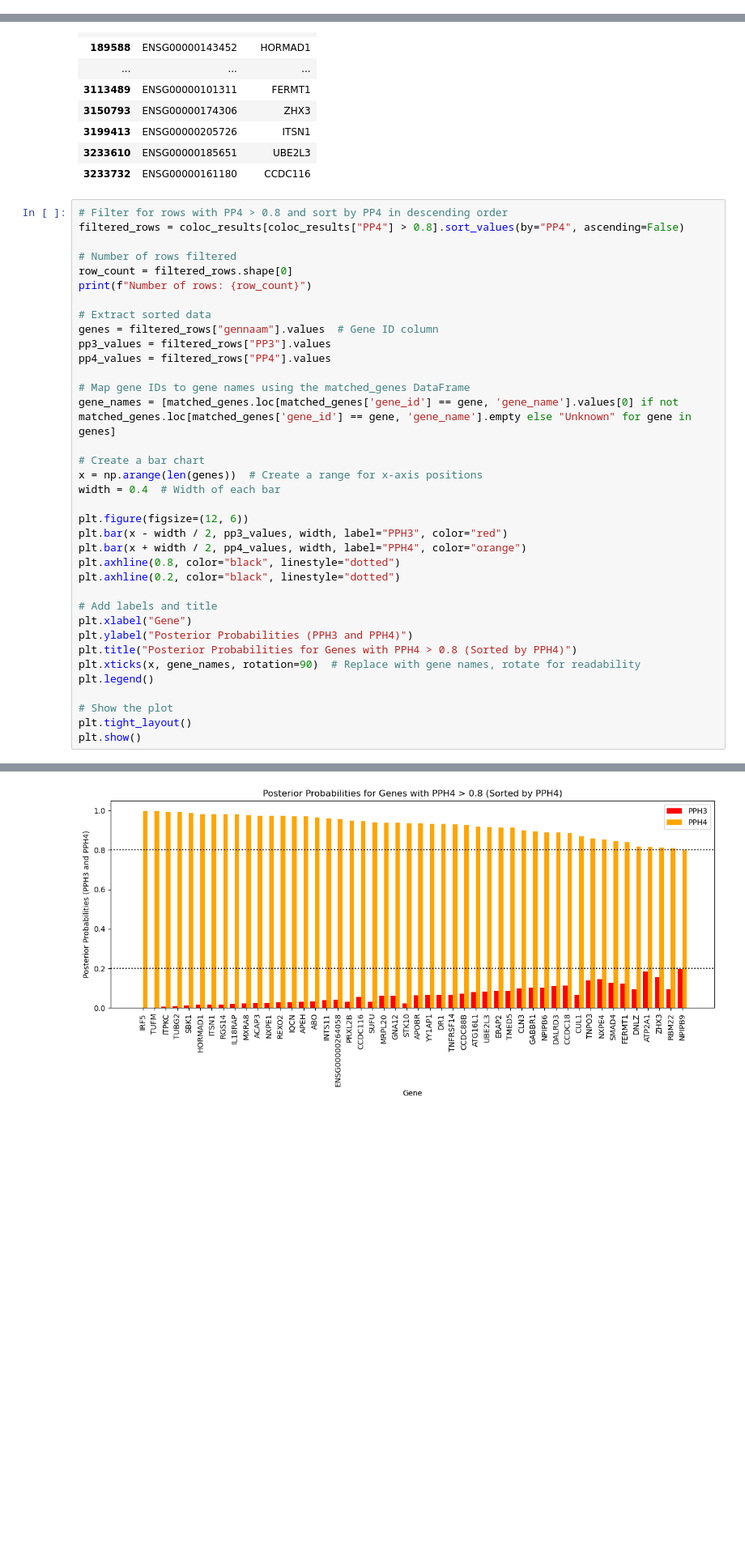
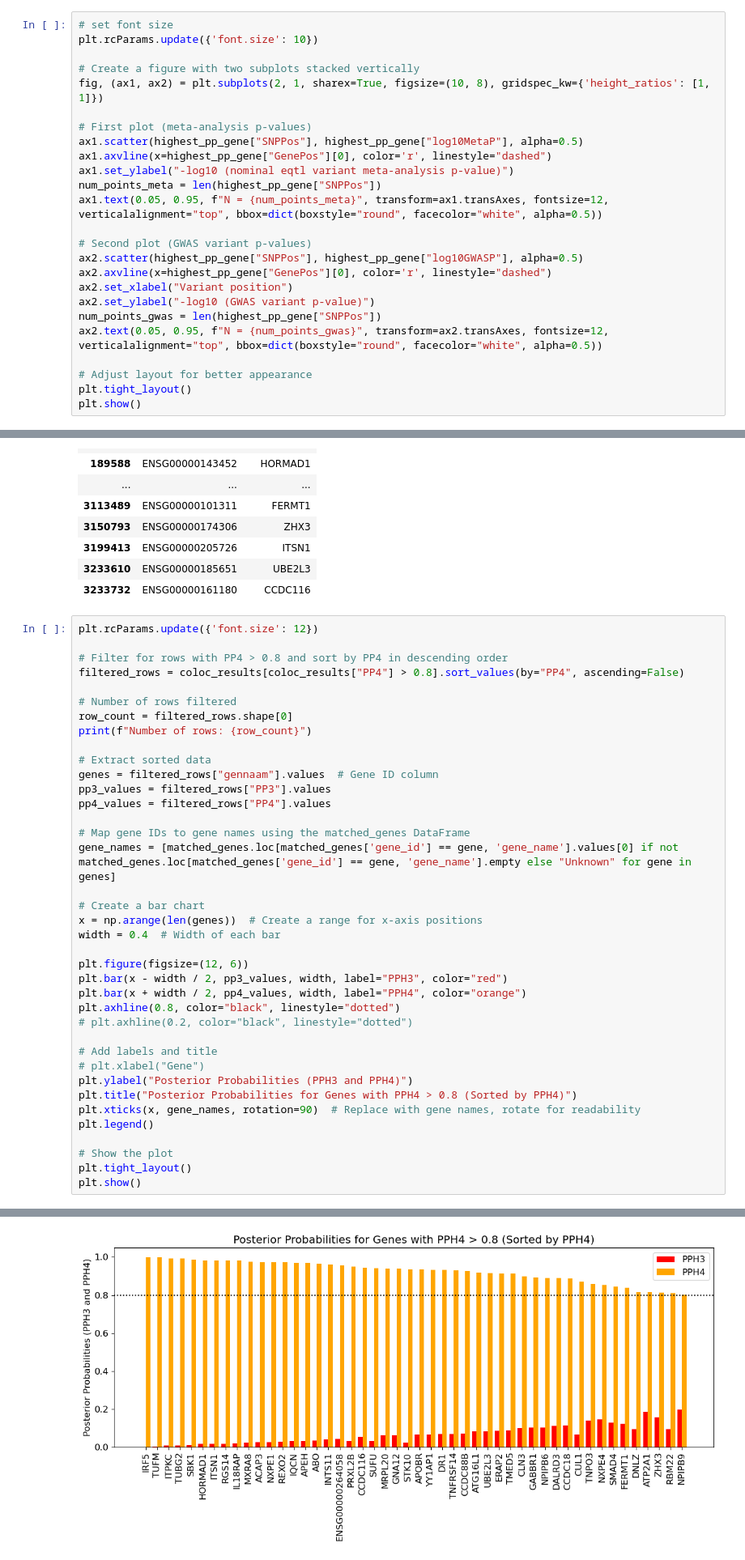
Before and after one commit to PRiesebos/DSLS-Genetics-Internship-Scripts, a Jupyter notebook: jupyter_notebooks/coloc_final_prep_and_output_inspection.ipynb, the cells around one changed output, grey strips where cells are left out. Shown at 81% size. Saved outputs shown, nothing was run; the diff lists cells and outputs as text; blank space fills up the shorter version.

```diff
--- a/jupyter_notebooks/coloc_final_prep_and_output_inspection.ipynb
+++ b/jupyter_notebooks/coloc_final_prep_and_output_inspection.ipynb
@@ -261,0 +265,25 @@ plt.show()
+# %%
+# set font size
+plt.rcParams.update({'font.size': 10})
+
+# Create a figure with two subplots stacked vertically
+fig, (ax1, ax2) = plt.subplots(2, 1, sharex=True, figsize=(10, 8), gridspec_kw={'height_ratios': [1, 1]})
+
+# First plot (meta-analysis p-values)
+ax1.scatter(highest_pp_gene["SNPPos"], highest_pp_gene["log10MetaP"], alpha=0.5)
+ax1.axvline(x=highest_pp_gene["GenePos"][0], color='r', linestyle="dashed")
+ax1.set_ylabel("-log10 (nominal eqtl variant meta-analysis p-value)")
+num_points_meta = len(highest_pp_gene["SNPPos"])
+ax1.text(0.05, 0.95, f"N = {num_points_meta}", transform=ax1.transAxes, fontsize=12, verticalalignment="top", bbox=dict(boxstyle="round", facecolor="white", alpha=0.5))
+
+# Second plot (GWAS variant p-values)
+ax2.scatter(highest_pp_gene["SNPPos"], highest_pp_gene["log10GWASP"], alpha=0.5)
+ax2.axvline(x=highest_pp_gene["GenePos"][0], color='r', linestyle="dashed")
+ax2.set_xlabel("Variant position")
+ax2.set_ylabel("-log10 (GWAS variant p-value)")
+num_points_gwas = len(highest_pp_gene["SNPPos"])
+ax2.text(0.05, 0.95, f"N = {num_points_gwas}", transform=ax2.transAxes, fontsize=12, verticalalignment="top", bbox=dict(boxstyle="round", facecolor="white", alpha=0.5))
+
+# Adjust layout for better appearance
+plt.tight_layout()
+plt.show()
@@ -311,6 +341,8 @@ matched_genes[['gene_id', 'gene_name']]
 | 3233610 | ENSG00000185651 | UBE2L3 |
 | 3233732 | ENSG00000161180 | CCDC116 |
 # %%
+plt.rcParams.update({'font.size': 12})
+
 # Filter for rows with PP4 > 0.8 and sort by PP4 in descending order
 filtered_rows = coloc_results[coloc_results["PP4"] > 0.8].sort_values(by="PP4", ascending=False)
 
@@ -319,33 +351,33 @@ row_count = filtered_rows.shape[0]
 print(f"Number of rows: {row_count}")
 
 # Extract sorted data
 genes = filtered_rows["gennaam"].values  # Gene ID column
 pp3_values = filtered_rows["PP3"].values
 pp4_values = filtered_rows["PP4"].values
 
 # Map gene IDs to gene names using the matched_genes DataFrame
 gene_names = [matched_genes.loc[matched_genes['gene_id'] == gene, 'gene_name'].values[0] if not matched_genes.loc[matched_genes['gene_id'] == gene, 'gene_name'].empty else "Unknown" for gene in genes]
 
 # Create a bar chart
 x = np.arange(len(genes))  # Create a range for x-axis positions
 width = 0.4  # Width of each bar
 
 plt.figure(figsize=(12, 6))
 plt.bar(x - width / 2, pp3_values, width, label="PPH3", color="red")
 plt.bar(x + width / 2, pp4_values, width, label="PPH4", color="orange")
 plt.axhline(0.8, color="black", linestyle="dotted")
-plt.axhline(0.2, color="black", linestyle="dotted")
+# plt.axhline(0.2, color="black", linestyle="dotted")
 
 # Add labels and title
-plt.xlabel("Gene")
+# plt.xlabel("Gene")
 plt.ylabel("Posterior Probabilities (PPH3 and PPH4)")
 plt.title("Posterior Probabilities for Genes with PPH4 > 0.8 (Sorted by PPH4)")
 plt.xticks(x, gene_names, rotation=90)  # Replace with gene names, rotate for readability
 plt.legend()
 
 # Show the plot
 plt.tight_layout()
 plt.show()
 # %% [output]
 Number of rows: 48
-[figure, old version]
+[figure, new version]
```
Also changed, not shown: parts of 5 cells of this notebook.
